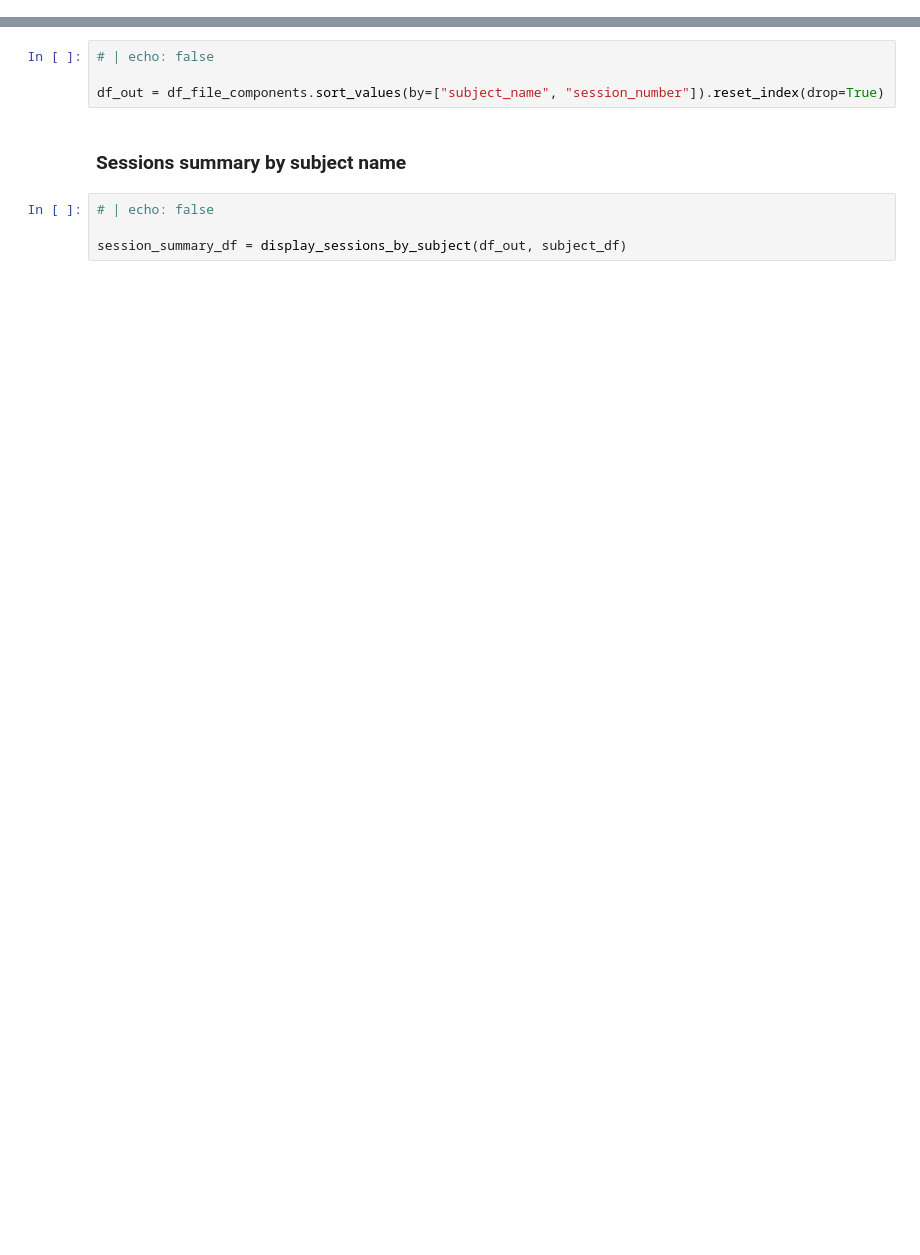
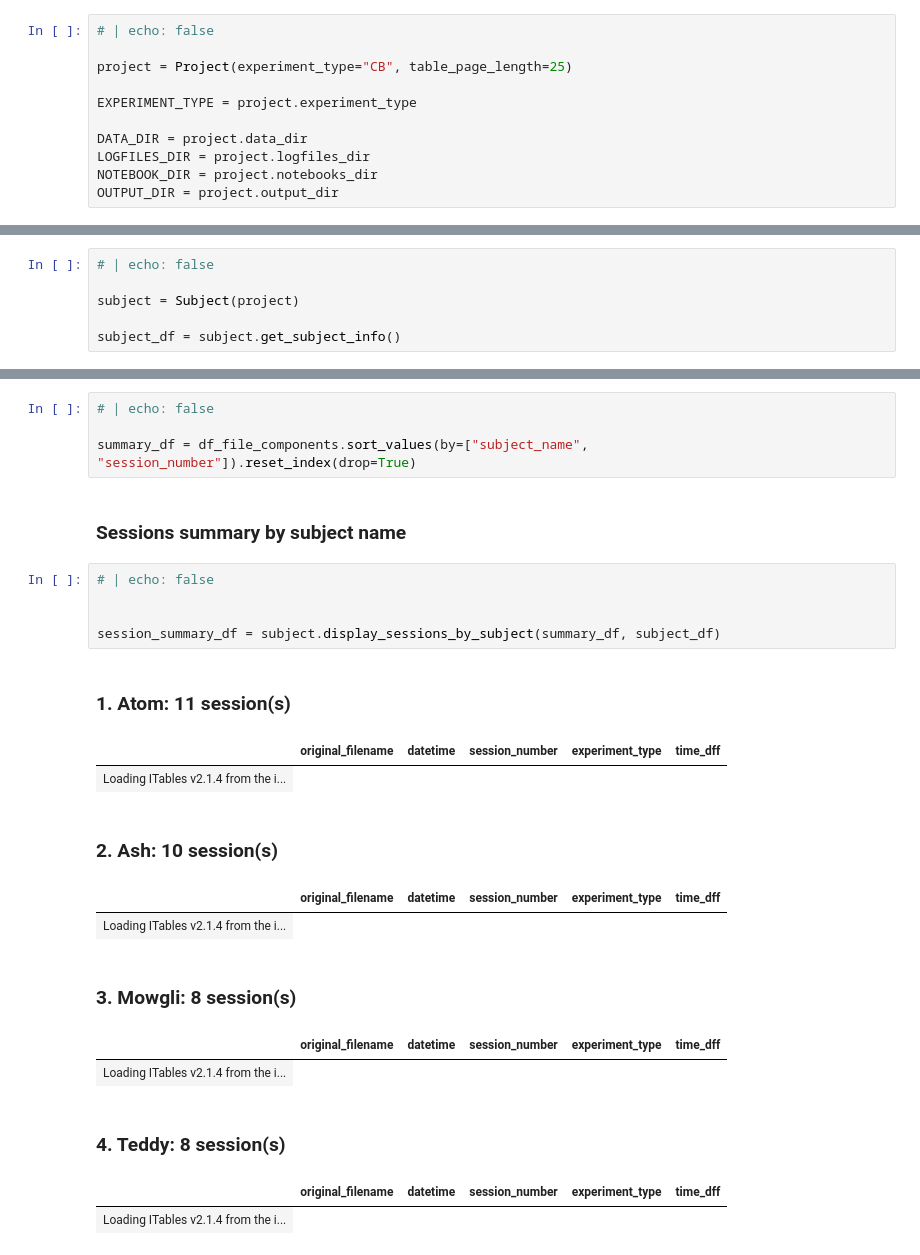
Before and after one commit to DataBooth/horselogic-nb-publish, a Jupyter notebook: logfile-reconciliation-CB.ipynb, the cells around one changed output, grey strips where cells are left out. Saved outputs shown, nothing was run; the diff lists cells and outputs as text; blank space fills up the shorter version.

Commit message:
Update published notebooks

```diff
--- a/logfile-reconciliation-CB.ipynb
+++ b/logfile-reconciliation-CB.ipynb
@@ -195,0 +91,11 @@ logger.info(f"Outputs dir: {OUTPUT_DIR.resolve()}")
+# %%
+# | echo: false
+
+project = Project(experiment_type="CB", table_page_length=25)
+
+EXPERIMENT_TYPE = project.experiment_type
+
+DATA_DIR = project.data_dir
+LOGFILES_DIR = project.logfiles_dir
+NOTEBOOK_DIR = project.notebooks_dir
+OUTPUT_DIR = project.output_dir
@@ -195,0 +119,6 @@ logger.info(f"Outputs dir: {OUTPUT_DIR.resolve()}")
+# %%
+# | echo: false
+
+subject = Subject(project)
+
+subject_df = subject.get_subject_info()
@@ -266,10 +238,24 @@ df_file_components = logs.create_filename_components_dataframe_cog_bias(logs.inc
 # %%
 # | echo: false
 
-df_out = df_file_components.sort_values(by=["subject_name", "session_number"]).reset_index(drop=True)
+summary_df = df_file_components.sort_values(by=["subject_name", "session_number"]).reset_index(drop=True)
 # %% [markdown]
 ### Sessions summary by subject name
 # %%
 # | echo: false
 
-session_summary_df = display_sessions_by_subject(df_out, subject_df)
+
+session_summary_df = subject.display_sessions_by_subject(summary_df, subject_df)
+# %% [output]
+### 1. Atom: 11 session(s)
+|  | original_filename | datetime | session_number | experiment_type | time_dff |
+| Loading ITables v2.1.4 from the i... |
+### 2. Ash: 10 session(s)
+|  | original_filename | datetime | session_number | experiment_type | time_dff |
+| Loading ITables v2.1.4 from the i... |
+### 3. Mowgli: 8 session(s)
+|  | original_filename | datetime | session_number | experiment_type | time_dff |
+| Loading ITables v2.1.4 from the i... |
+### 4. Teddy: 8 session(s)
+|  | original_filename | datetime | session_number | experiment_type | time_dff |
+| Loading ITables v2.1.4 from the i... |
```
Also changed, not shown: parts of 47 cells of this notebook, 7 other files.
